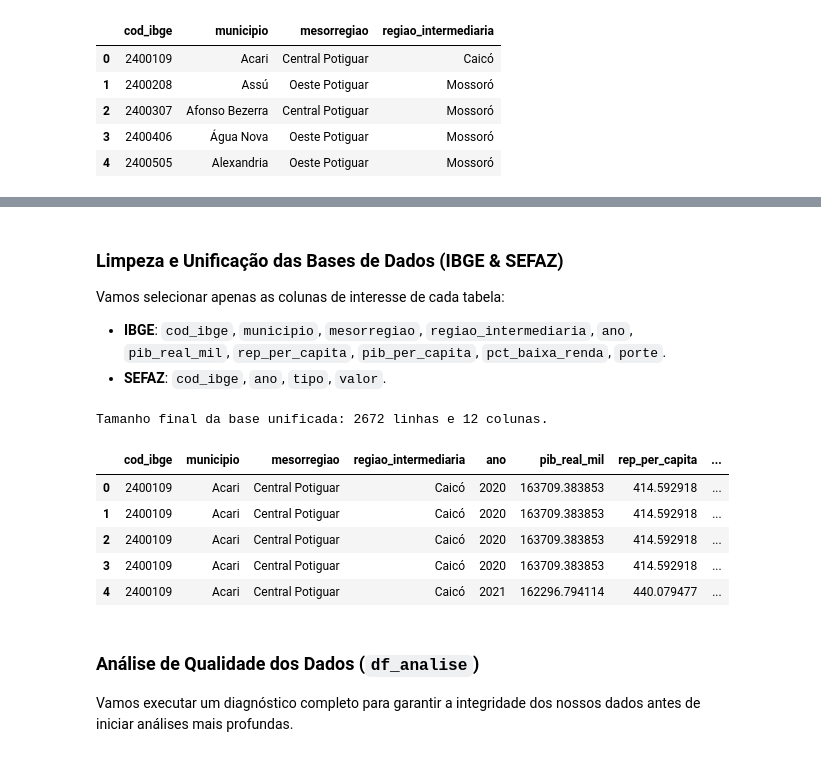
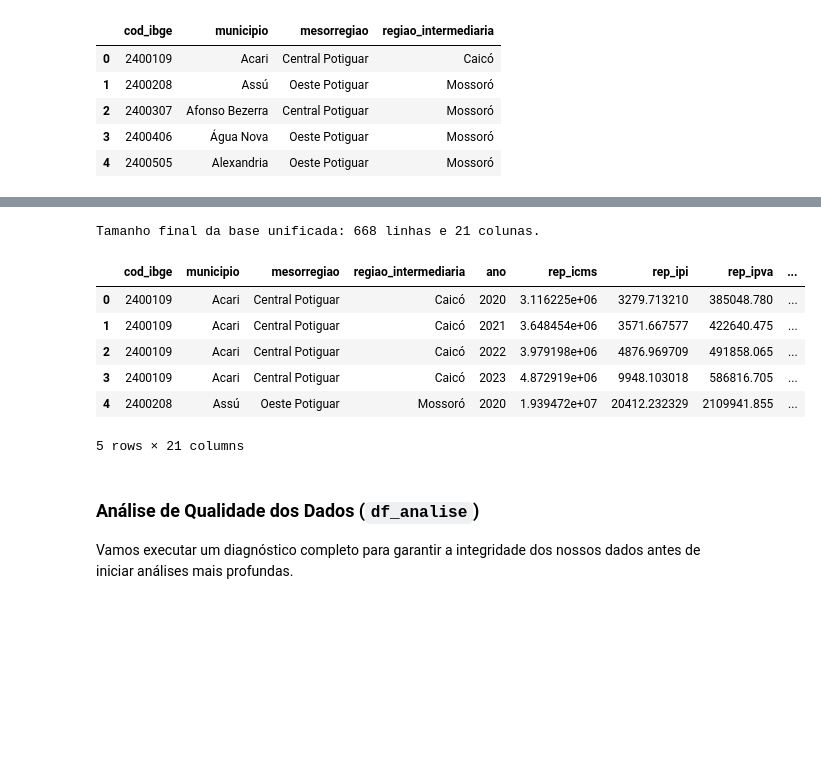
Before and after one commit to Renata-Nascimento/Projeto-U02-CD, a Jupyter notebook: notebooks/02_limpeza_eda.ipynb, the cells around one changed output, grey strips where cells are left out. Drawn from its saved outputs; the diff is of its cells as text; code cells hidden in the pictures; blank space fills up the shorter version.

Commit message:
consertando tabela

```diff
--- a/notebooks/02_limpeza_eda.ipynb
+++ b/notebooks/02_limpeza_eda.ipynb
@@ -6,6 +6,6 @@ import numpy as np
 import pandas as pd
 import requests
 
-base_ibge = pd.read_csv('https://raw.githubusercontent.com/Renata-Nascimento/Projeto-U02-CD/main/saida/base_municipios_2020_2023.csv')
-base_sefaz = pd.read_csv('https://raw.githubusercontent.com/Renata-Nascimento/Projeto-U02-CD/main/saida/repasses_2020_2023.csv')
+# Carregando os dados do GitHub
+base = pd.read_csv('https://raw.githubusercontent.com/Renata-Nascimento/Projeto-U02-CD/main/saida/base_municipios_2020_2023.csv')
 # %%
@@ -45,3 +24,0 @@ COD_POR_CHAVE = dict(zip(municipios['municipio'].map(chave), municipios['cod_ibg
-# %%
-base = base_ibge.merge(base_sefaz, on='cod_ibge')
-base.head()
@@ -56,41 +25,16 @@ base.head()
-# %% [markdown]
-### Limpeza e Unificação das Bases de Dados (IBGE & SEFAZ)
-
-Vamos selecionar apenas as colunas de interesse de cada tabela:
-* **IBGE**: `cod_ibge`, `municipio`, `mesorregiao`, `regiao_intermediaria`, `ano`, `pib_real_mil`, `rep_per_capita`, `pib_per_capita`, `pct_baixa_renda`, `porte`.
-* **SEFAZ**: `cod_ibge`, `ano`, `tipo`, `valor`.
-# %%
-import pandas as pd
-
-# 1. Carregar os dados originais do GitHub
-raw_ibge = pd.read_csv('https://raw.githubusercontent.com/Renata-Nascimento/Projeto-U02-CD/main/saida/base_municipios_2020_2023.csv')
-raw_sefaz = pd.read_csv('https://raw.githubusercontent.com/Renata-Nascimento/Projeto-U02-CD/main/saida/repasses_2020_2023.csv')
-
-# 2. Selecionar apenas as colunas de interesse para a nossa análise
-colunas_interesse_ibge = [
-    'cod_ibge', 'municipio', 'mesorregiao', 'regiao_intermediaria',
-    'ano', 'pib_real_mil', 'rep_per_capita', 'pib_per_capita',
-    'pct_baixa_renda', 'porte'
-]
-colunas_interesse_sefaz = ['cod_ibge', 'ano', 'tipo', 'valor']
-
-df_ibge_clean = raw_ibge[colunas_interesse_ibge]
-df_sefaz_clean = raw_sefaz[colunas_interesse_sefaz]
-
-# 3. Mesclar as tabelas baseando-se no Código do IBGE e no Ano correspondente
-df_analise = pd.merge(df_ibge_clean, df_sefaz_clean, on=['cod_ibge', 'ano'], how='inner')
-
-# Exibir informações da base consolidada
-print(f"Tamanho final da base unificada: {df_analise.shape[0]} linhas e {df_analise.shape[1]} colunas.\n")
-display(df_analise.head())
-# %% [output]
-Tamanho final da base unificada: 2672 linhas e 12 colunas.
-|  | cod_ibge | municipio | mesorregiao | regiao_intermediaria | ano | pib_real_mil | rep_per_capita | ... |
-| 0 | 2400109 | Acari | Central Potiguar | Caicó | 2020 | 163709.383853 | 414.592918 | ... |
-| 1 | 2400109 | Acari | Central Potiguar | Caicó | 2020 | 163709.383853 | 414.592918 | ... |
-| 2 | 2400109 | Acari | Central Potiguar | Caicó | 2020 | 163709.383853 | 414.592918 | ... |
-| 3 | 2400109 | Acari | Central Potiguar | Caicó | 2020 | 163709.383853 | 414.592918 | ... |
-| 4 | 2400109 | Acari | Central Potiguar | Caicó | 2021 | 162296.794114 | 440.079477 | ... |
+# %%
+# Exibir informações da base consolidada
+print(f"Tamanho final da base unificada: {base.shape[0]} linhas e {base.shape[1]} colunas.\n")
+display(base.head())
+# %% [output]
+Tamanho final da base unificada: 668 linhas e 21 colunas.
+|  | cod_ibge | municipio | mesorregiao | regiao_intermediaria | ano | rep_icms | rep_ipi | rep_ipva | ... |
+| 0 | 2400109 | Acari | Central Potiguar | Caicó | 2020 | 3.116225e+06 | 3279.713210 | 385048.780 | ... |
+| 1 | 2400109 | Acari | Central Potiguar | Caicó | 2021 | 3.648454e+06 | 3571.667577 | 422640.475 | ... |
+| 2 | 2400109 | Acari | Central Potiguar | Caicó | 2022 | 3.979198e+06 | 4876.969709 | 491858.065 | ... |
+| 3 | 2400109 | Acari | Central Potiguar | Caicó | 2023 | 4.872919e+06 | 9948.103018 | 586816.705 | ... |
+| 4 | 2400208 | Assú | Oeste Potiguar | Mossoró | 2020 | 1.939472e+07 | 20412.232329 | 2109941.855 | ... |
+5 rows × 21 columns
 # %% [markdown]
 ### Análise de Qualidade dos Dados (`df_analise`)
 
```
Also changed, not shown: parts of 3 cells of this notebook.
